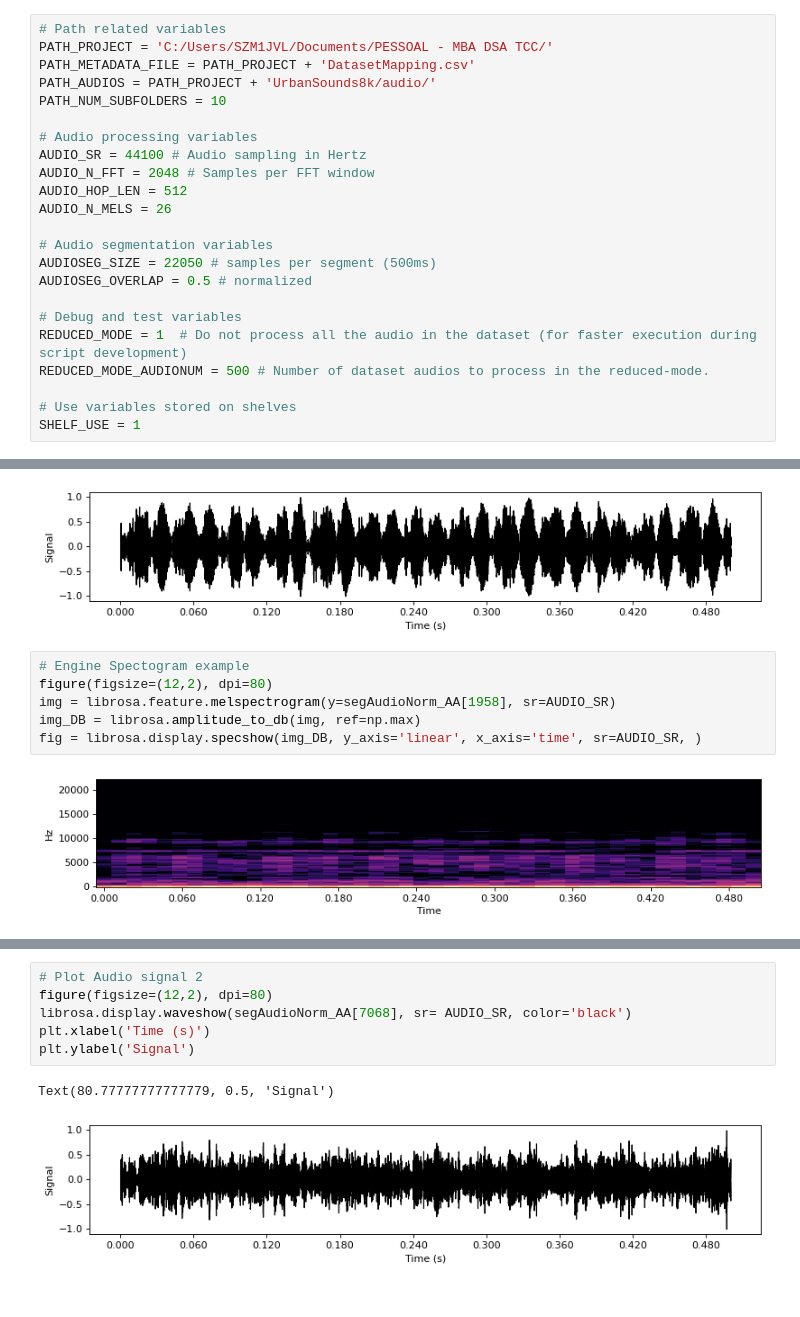
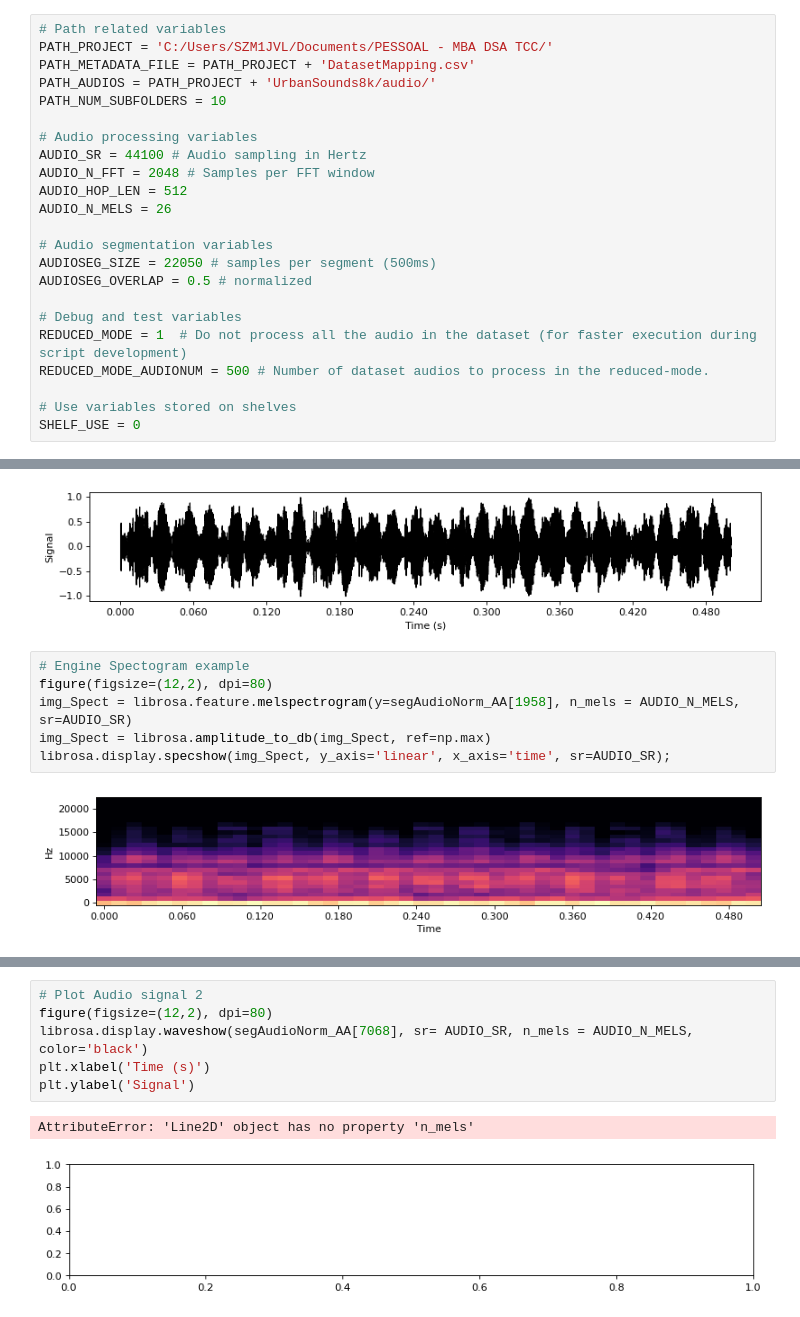
Before and after one commit to matsozza/Python_ML_CombustionEnginesRecog_MBA, a Jupyter notebook: 1_SoundDetectionMain.ipynb, the cells around one changed output, grey strips where cells are left out. Cells and saved outputs as stored; diff of their text form.

```diff
--- a/1_SoundDetectionMain.ipynb
+++ b/1_SoundDetectionMain.ipynb
@@ -52,7 +62,7 @@ REDUCED_MODE = 1  # Do not process all the audio in the dataset (for faster exec
 REDUCED_MODE_AUDIONUM = 500 # Number of dataset audios to process in the reduced-mode.
 
 # Use variables stored on shelves
-SHELF_USE = 1
+SHELF_USE = 0
 # %% [markdown]
 # 3. **Audios Dataset** creation (Pandas Table)
 # %%
@@ -177,11 +259,11 @@ Text(80.77777777777779, 0.5, 'Signal')
 # %%
 # Engine Spectogram example
 figure(figsize=(12,2), dpi=80)
-img = librosa.feature.melspectrogram(y=segAudioNorm_AA[1958], sr=AUDIO_SR)
-img_DB = librosa.amplitude_to_db(img, ref=np.max)
-fig = librosa.display.specshow(img_DB, y_axis='linear', x_axis='time', sr=AUDIO_SR, )
+img_Spect = librosa.feature.melspectrogram(y=segAudioNorm_AA[1958], n_mels = AUDIO_N_MELS, sr=AUDIO_SR)
+img_Spect = librosa.amplitude_to_db(img_Spect, ref=np.max)
+librosa.display.specshow(img_Spect, y_axis='linear', x_axis='time', sr=AUDIO_SR);
 # %% [output]
-[figure, old version]
+[figure, new version]
 # %%
 # Engine Audio Example 2
 Audio(segAudioNorm_AA[7068], rate=AUDIO_SR)
@@ -190,12 +272,12 @@ Audio(segAudioNorm_AA[7068], rate=AUDIO_SR)
 # %%
 # Plot Audio signal 2
 figure(figsize=(12,2), dpi=80)
-librosa.display.waveshow(segAudioNorm_AA[7068], sr= AUDIO_SR, color='black')
+librosa.display.waveshow(segAudioNorm_AA[7068], sr= AUDIO_SR, n_mels = AUDIO_N_MELS, color='black')
 plt.xlabel('Time (s)')
 plt.ylabel('Signal')
 # %% [output]
-Text(80.77777777777779, 0.5, 'Signal')
+AttributeError: 'Line2D' object has no property 'n_mels'
-[figure, old version]
+[figure, new version]
 # %%
 # Engine Spectogram example 2
 figure(figsize=(12,2), dpi=80)
```
Also changed, not shown: parts of 13 cells of this notebook.
